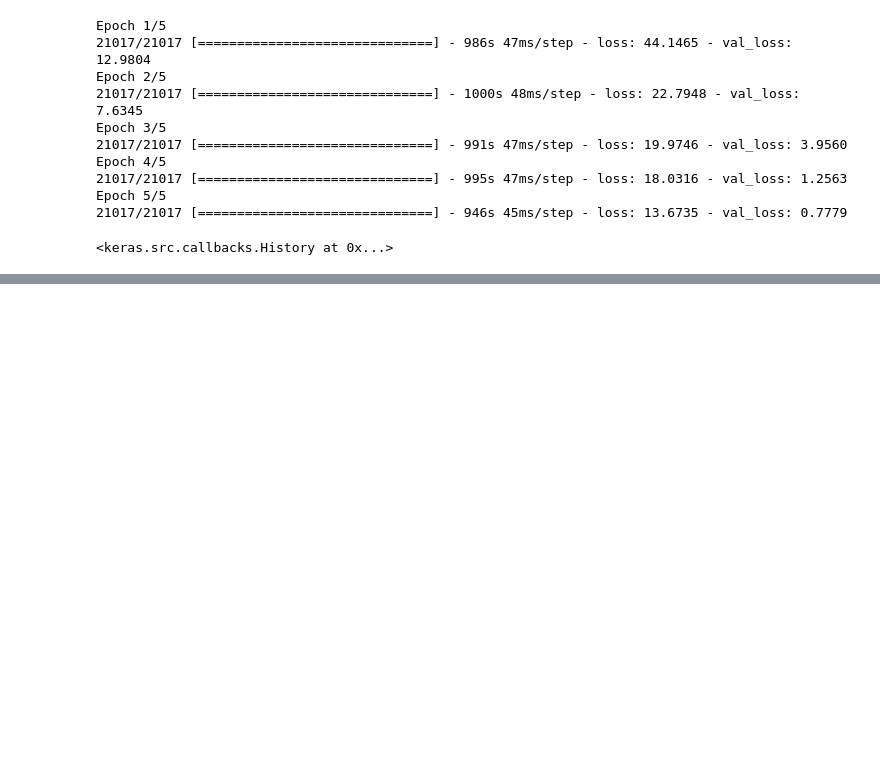
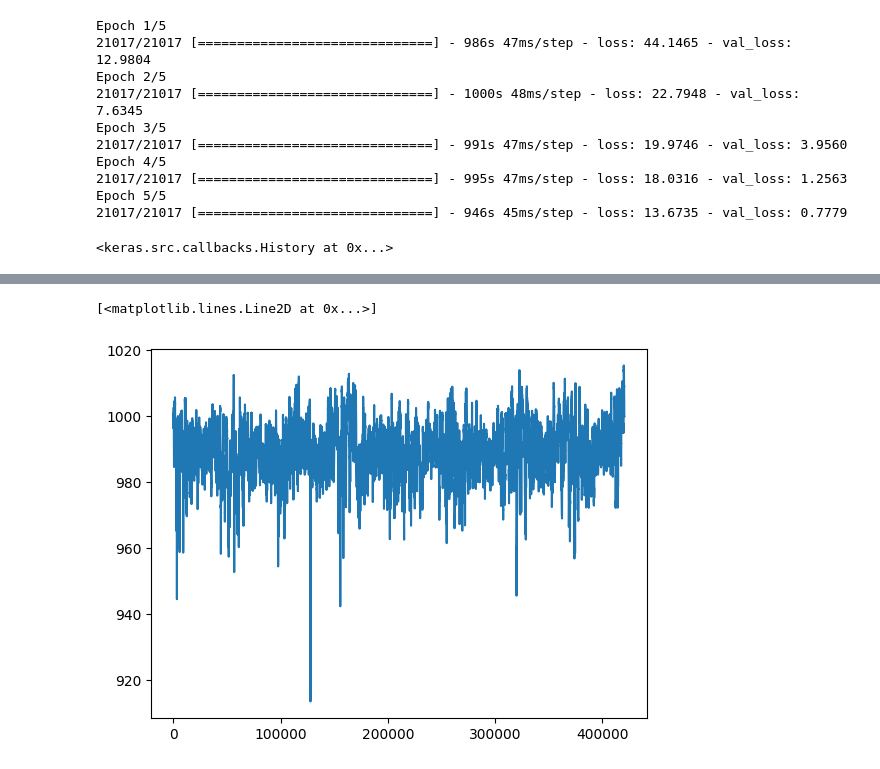
Before and after one commit to AldousSama/Tarea1, a Jupyter notebook: Clima.ipynb, the cells around one changed output, grey strips where cells are left out. Cells and saved outputs as stored; diff of their text form; code cells hidden in the pictures; blank space fills up the shorter version.

```diff
--- a/Clima.ipynb
+++ b/Clima.ipynb
@@ -154,0 +260,15 @@ Epoch 5/5
+# %%
+
+pressure_data = []  # Lista para almacenar datos de presión
+
+for line in lines:
+    values = line.split(",")
+    if len(values) >= 14:  # Verifica si la línea tiene suficientes columnas
+        pressure = float(values[1].strip('"'))  # Accede a la columna de presión (índice 1)
+        pressure_data.append(pressure)
+# %%
+from matplotlib import pyplot as plt
+plt.plot(range(len(pressure_data)), pressure_data)
+# %% [output]
+[<matplotlib.lines.Line2D at 0x...>]
+[figure, added]
```
Also changed, not shown: parts of 11 cells of this notebook.
